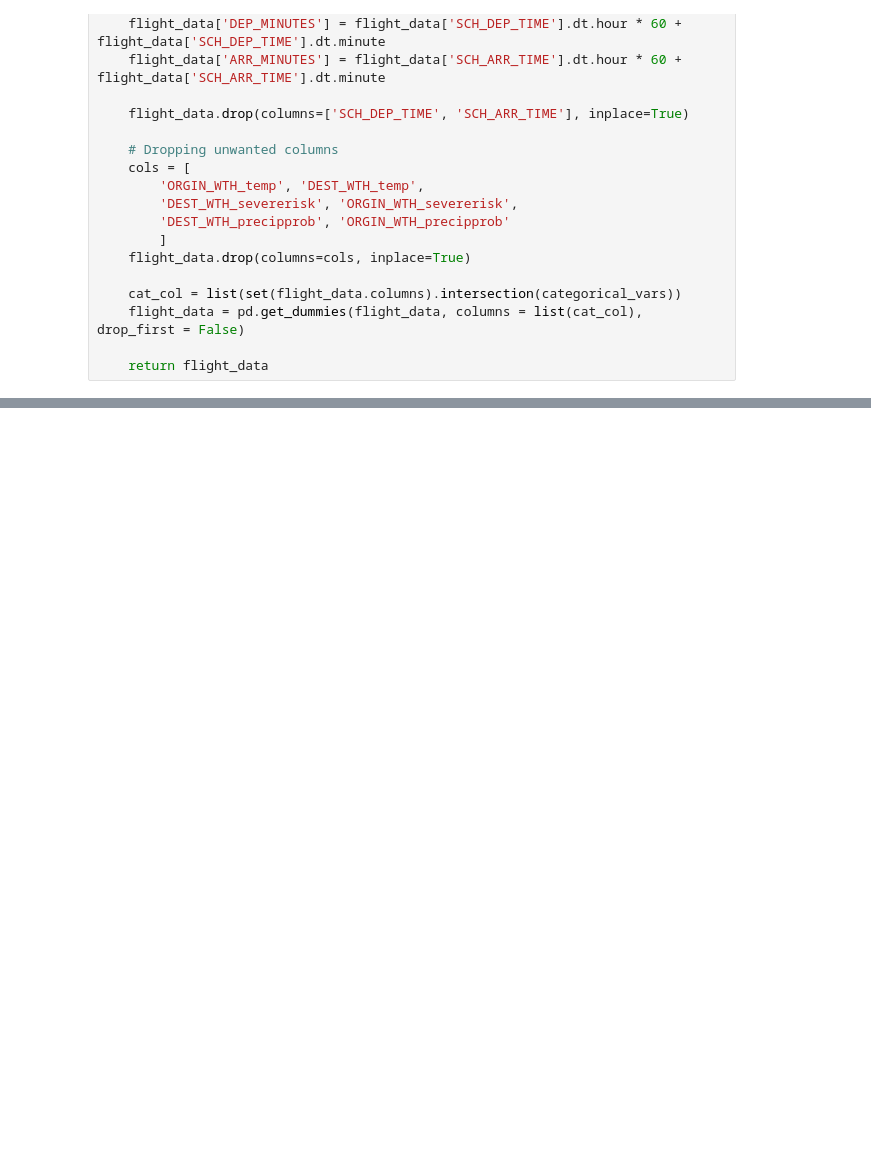
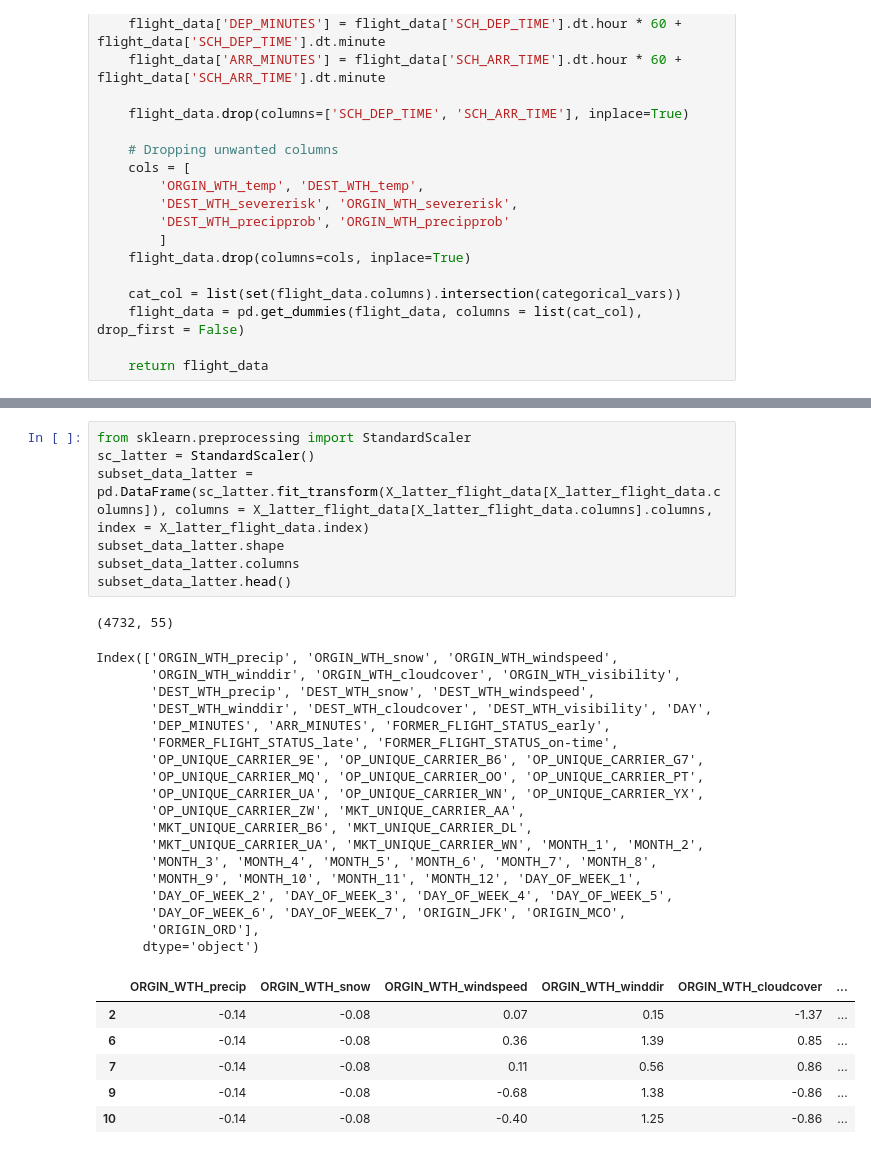
Before and after one commit to pksp99/flight-predictor, a Jupyter notebook: latter_flight_training-pca.ipynb, the cells around one changed output, grey strips where cells are left out. Saved outputs shown, nothing was run; the diff lists cells and outputs as text; blank space fills up the shorter version.

```diff
--- a/latter_flight_training-pca.ipynb
+++ b/latter_flight_training-pca.ipynb
@@ -334,0 +185,33 @@ KeyError: "['OP_UNIQUE_CARRIER_OO'] not in index"
+# %%
+from sklearn.preprocessing import StandardScaler
+sc_latter = StandardScaler()
+subset_data_latter = pd.DataFrame(sc_latter.fit_transform(X_latter_flight_data[X_latter_flight_data.columns]), columns = X_latter_flight_data[X_latter_flight_data.columns].columns, index = X_latter_flight_data.index)
+subset_data_latter.shape
+subset_data_latter.columns
+subset_data_latter.head()
+# %% [output]
+(4732, 55)
+Index(['ORGIN_WTH_precip', 'ORGIN_WTH_snow', 'ORGIN_WTH_windspeed',
+       'ORGIN_WTH_winddir', 'ORGIN_WTH_cloudcover', 'ORGIN_WTH_visibility',
+       'DEST_WTH_precip', 'DEST_WTH_snow', 'DEST_WTH_windspeed',
+       'DEST_WTH_winddir', 'DEST_WTH_cloudcover', 'DEST_WTH_visibility', 'DAY',
+       'DEP_MINUTES', 'ARR_MINUTES', 'FORMER_FLIGHT_STATUS_early',
+       'FORMER_FLIGHT_STATUS_late', 'FORMER_FLIGHT_STATUS_on-time',
+       'OP_UNIQUE_CARRIER_9E', 'OP_UNIQUE_CARRIER_B6', 'OP_UNIQUE_CARRIER_G7',
+       'OP_UNIQUE_CARRIER_MQ', 'OP_UNIQUE_CARRIER_OO', 'OP_UNIQUE_CARRIER_PT',
+       'OP_UNIQUE_CARRIER_UA', 'OP_UNIQUE_CARRIER_WN', 'OP_UNIQUE_CARRIER_YX',
+       'OP_UNIQUE_CARRIER_ZW', 'MKT_UNIQUE_CARRIER_AA',
+       'MKT_UNIQUE_CARRIER_B6', 'MKT_UNIQUE_CARRIER_DL',
+       'MKT_UNIQUE_CARRIER_UA', 'MKT_UNIQUE_CARRIER_WN', 'MONTH_1', 'MONTH_2',
+       'MONTH_3', 'MONTH_4', 'MONTH_5', 'MONTH_6', 'MONTH_7', 'MONTH_8',
+       'MONTH_9', 'MONTH_10', 'MONTH_11', 'MONTH_12', 'DAY_OF_WEEK_1',
+       'DAY_OF_WEEK_2', 'DAY_OF_WEEK_3', 'DAY_OF_WEEK_4', 'DAY_OF_WEEK_5',
+       'DAY_OF_WEEK_6', 'DAY_OF_WEEK_7', 'ORIGIN_JFK', 'ORIGIN_MCO',
+       'ORIGIN_ORD'],
+      dtype='object')
+|  | ORGIN_WTH_precip | ORGIN_WTH_snow | ORGIN_WTH_windspeed | ORGIN_WTH_winddir | ORGIN_WTH_cloudcover | ... |
+| 2 | -0.14 | -0.08 | 0.07 | 0.15 | -1.37 | ... |
+| 6 | -0.14 | -0.08 | 0.36 | 1.39 | 0.85 | ... |
+| 7 | -0.14 | -0.08 | 0.11 | 0.56 | 0.86 | ... |
+| 9 | -0.14 | -0.08 | -0.68 | 1.38 | -0.86 | ... |
+| 10 | -0.14 | -0.08 | -0.40 | 1.25 | -0.86 | ... |
```
Also changed, not shown: parts of 52 cells of this notebook.
